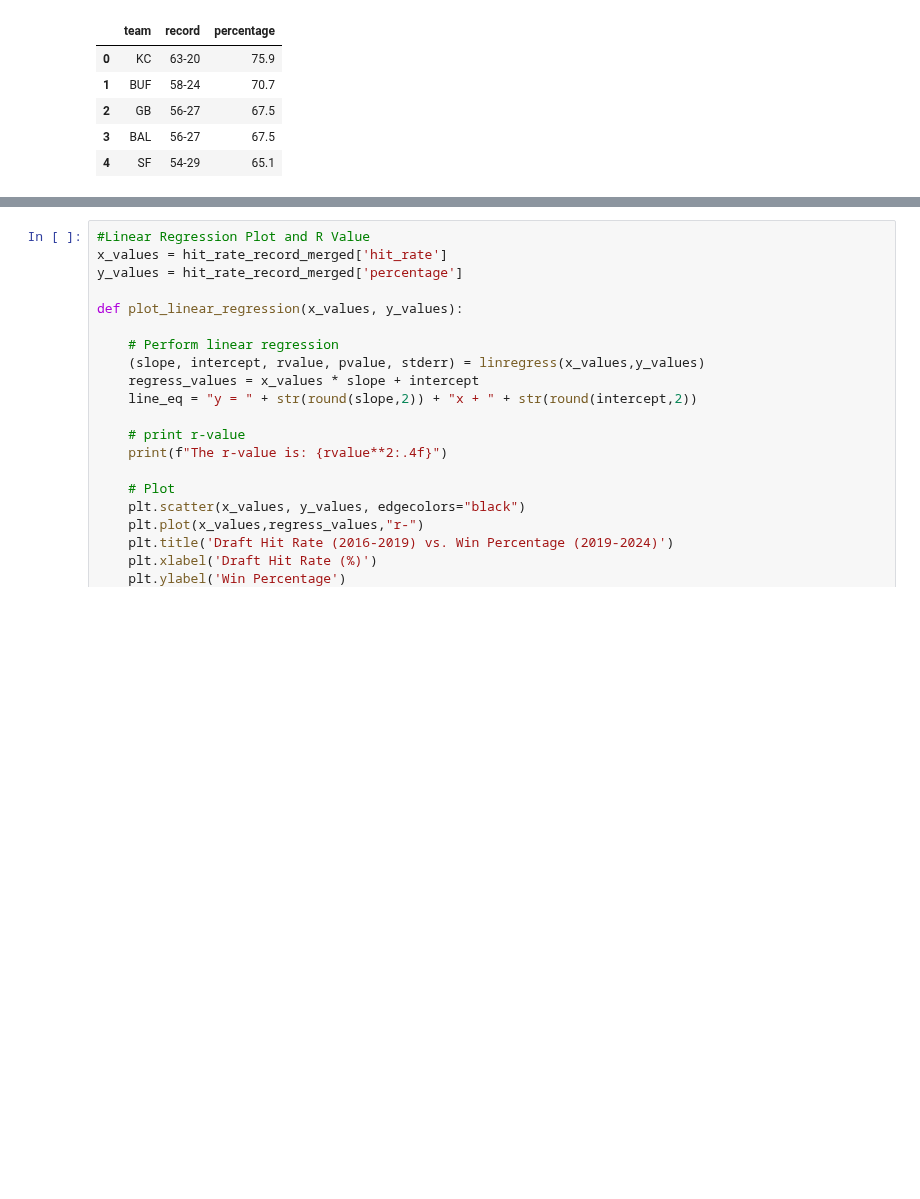
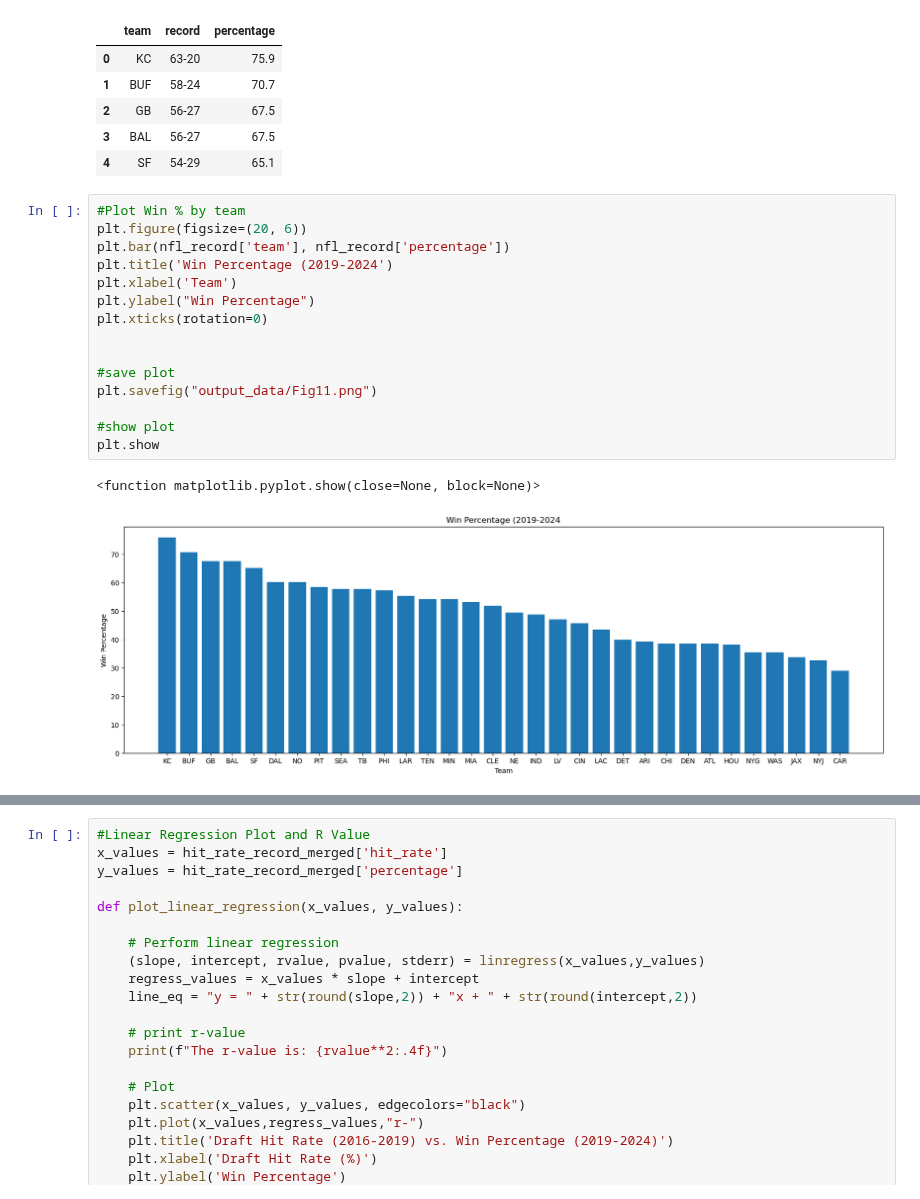
Before and after one commit to maslla100/NFL-Draft-Trends-, a Jupyter notebook: NFL_project_cleaned.ipynb, the cells around one changed output, grey strips where cells are left out. Drawn from its saved outputs; the diff is of its cells as text; blank space fills up the shorter version.

```diff
--- a/NFL_project_cleaned.ipynb
+++ b/NFL_project_cleaned.ipynb
@@ -549,3 +575,21 @@ nfl_record.head()
 | 2 | GB | 56-27 | 67.5 |
 | 3 | BAL | 56-27 | 67.5 |
 | 4 | SF | 54-29 | 65.1 |
+# %%
+#Plot Win % by team
+plt.figure(figsize=(20, 6))
+plt.bar(nfl_record['team'], nfl_record['percentage'])
+plt.title('Win Percentage (2019-2024')
+plt.xlabel('Team')
+plt.ylabel("Win Percentage")
+plt.xticks(rotation=0)
+
+
+#save plot
+plt.savefig("output_data/Fig11.png")
+
+#show plot
+plt.show
+# %% [output]
+<function matplotlib.pyplot.show(close=None, block=None)>
+[figure, added]
```
Also changed, not shown: parts of 12 cells of this notebook, 11 other files.
